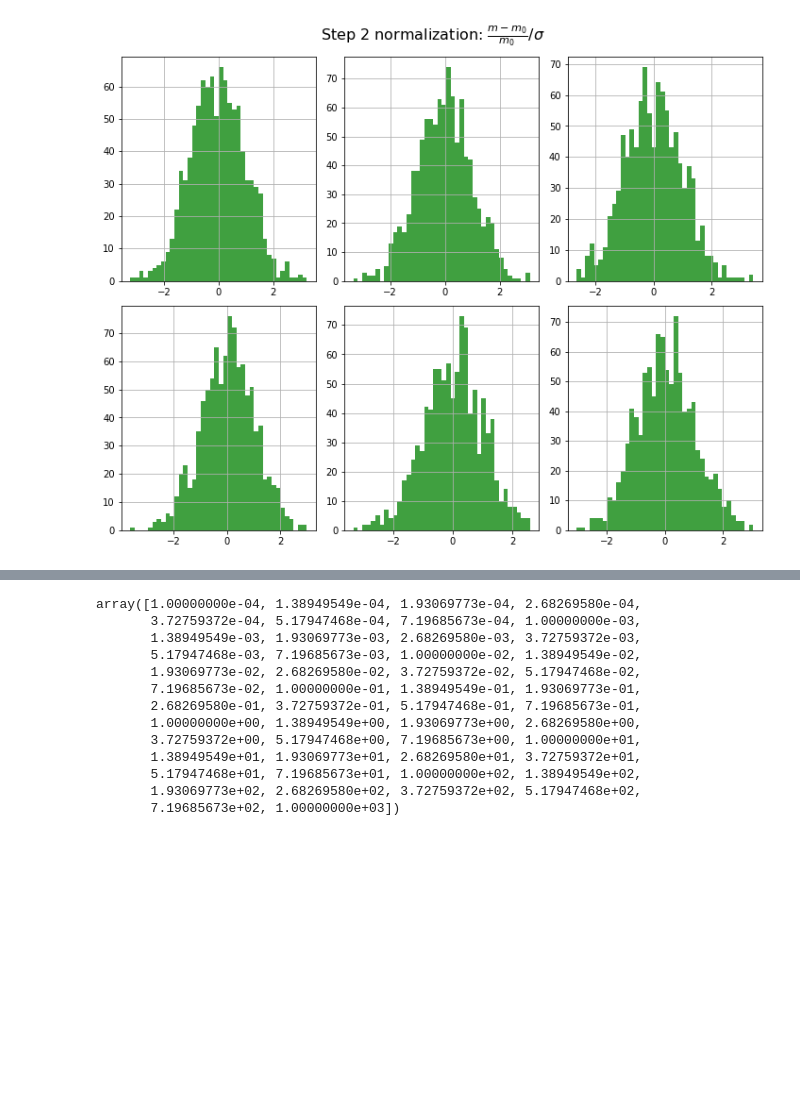
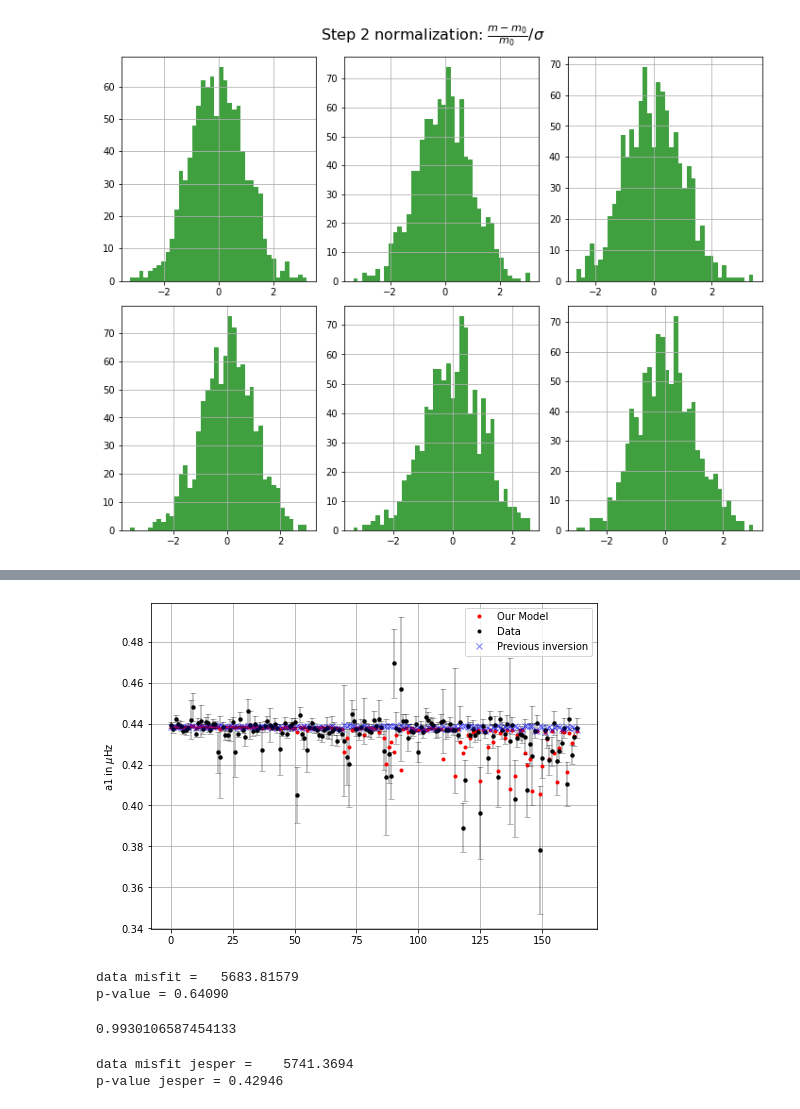
Before and after one commit to srijaniiserprinceton/qdpy-numpyro, a Jupyter notebook: notebooks/test_scr.ipynb, the cells around one changed output, grey strips where cells are left out. Drawn from its saved outputs; the diff is of its cells as text; code cells hidden in the pictures; blank space fills up the shorter version.

```diff
--- a/notebooks/test_scr.ipynb
+++ b/notebooks/test_scr.ipynb
@@ -268,19 +267,3 @@ Total time taken =      388.801 seconds
  1.00040342 1.01168338 1.00040792 1.0055867 ]
 # %%
 mulist = np.logspace(-4, 3, 50)
-# %%
-mulist
-# %% [output]
-array([1.00000000e-04, 1.38949549e-04, 1.93069773e-04, 2.68269580e-04,
-       3.72759372e-04, 5.17947468e-04, 7.19685673e-04, 1.00000000e-03,
-       1.38949549e-03, 1.93069773e-03, 2.68269580e-03, 3.72759372e-03,
-       5.17947468e-03, 7.19685673e-03, 1.00000000e-02, 1.38949549e-02,
-       1.93069773e-02, 2.68269580e-02, 3.72759372e-02, 5.17947468e-02,
-       7.19685673e-02, 1.00000000e-01, 1.38949549e-01, 1.93069773e-01,
-       2.68269580e-01, 3.72759372e-01, 5.17947468e-01, 7.19685673e-01,
-       1.00000000e+00, 1.38949549e+00, 1.93069773e+00, 2.68269580e+00,
-       3.72759372e+00, 5.17947468e+00, 7.19685673e+00, 1.00000000e+01,
-       1.38949549e+01, 1.93069773e+01, 2.68269580e+01, 3.72759372e+01,
-       5.17947468e+01, 7.19685673e+01, 1.00000000e+02, 1.38949549e+02,
-       1.93069773e+02, 2.68269580e+02, 3.72759372e+02, 5.17947468e+02,
-       7.19685673e+02, 1.00000000e+03])
@@ -289,3 +270,36 @@ grads
+# %%
+plt.figure(figsize=(8, 6))
+plt.plot(pred_acoeffs[::3][1750:], '.r', label='Our Model')
+plt.plot(data_acoeffs[::3][1750:], '.k', label='Data')
+plt.plot(data_acoeffs_out_HMI[::3][1750:], 'xb', alpha=0.5, label='Previous inversion')
+plt.errorbar(np.arange(len(data_acoeffs[::3][1750:])), data_acoeffs[::3][1750:],
+             acoeffs_sigma_HMI[::3][1750:], alpha=0.3, fmt='o', ms=4, capsize=3, color='k')
+plt.legend()
+plt.ylabel('a1 in $\\mu$Hz')
+plt.savefig('a1-compare.pdf')
+plt.show()
+# %% [output]
+[figure, added]
+# %%
+from scipy import stats
+print(f"data misfit = {data_misfit:12.5f}")
+pval = 1 - stats.chi2.cdf(data_misfit, len(data_acoeffs)-len(c_init))
+print(f"p-value = {pval:.5f}")
+# %% [output]
+data misfit =   5683.81579
+p-value = 0.64090
+# %%
+5683/(len(data_acoeffs) - len(c_init))
+# %% [output]
+0.9930106587454133
+# %%
+data_misfit_jesper = np.sum((data_acoeffs - data_acoeffs_out_HMI)**2/acoeffs_sigma_HMI**2)
+print(f"data misfit jesper = {data_misfit_jesper:12.4f}")
+pval_jesper = 1 - stats.chi2.cdf(data_misfit_jesper, len(data_acoeffs)-len(c_init))
+print(f"p-value jesper = {pval_jesper:.5f}")
+# %% [output]
+data misfit jesper =    5741.3694
+p-value jesper = 0.42946
 # %%
 c_arr_true = np.ones_like(c_arr_fit)
 bsp_basis = np.load('bsp_basis.npy')
```
Also changed, not shown: parts of 5 cells of this notebook, 3 other files.
